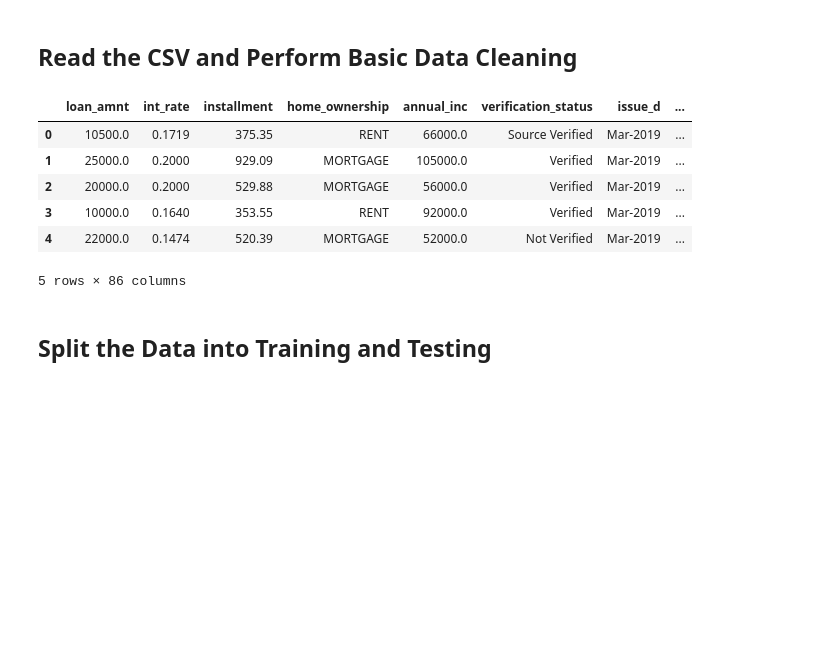
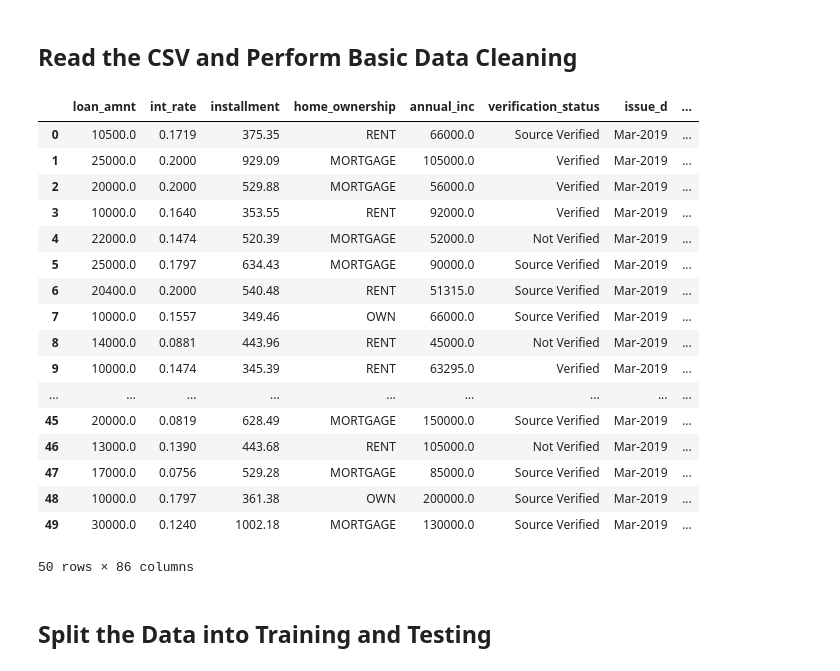
Before and after one commit to Vielufs/Risky_Business, a Jupyter notebook: credit_risk_ensemble.ipynb, the cells around one changed output. Drawn from its saved outputs; the diff is of its cells as text; code cells hidden in the pictures; blank space fills up the shorter version.

```diff
--- a/credit_risk_ensemble.ipynb
+++ b/credit_risk_ensemble.ipynb
@@ -19,18 +19,29 @@ from imblearn.metrics import classification_report_imbalanced
 # %%
 # Load the data
 file_path = Path('Resources/LoanStats_2019Q1.csv')
 df = pd.read_csv(file_path)
 
 # Preview the data
-df.head()
+df.head(50)
 # %% [output]
 |  | loan_amnt | int_rate | installment | home_ownership | annual_inc | verification_status | issue_d | ... |
 | 0 | 10500.0 | 0.1719 | 375.35 | RENT | 66000.0 | Source Verified | Mar-2019 | ... |
 | 1 | 25000.0 | 0.2000 | 929.09 | MORTGAGE | 105000.0 | Verified | Mar-2019 | ... |
 | 2 | 20000.0 | 0.2000 | 529.88 | MORTGAGE | 56000.0 | Verified | Mar-2019 | ... |
 | 3 | 10000.0 | 0.1640 | 353.55 | RENT | 92000.0 | Verified | Mar-2019 | ... |
 | 4 | 22000.0 | 0.1474 | 520.39 | MORTGAGE | 52000.0 | Not Verified | Mar-2019 | ... |
+| 5 | 25000.0 | 0.1797 | 634.43 | MORTGAGE | 90000.0 | Source Verified | Mar-2019 | ... |
+| 6 | 20400.0 | 0.2000 | 540.48 | RENT | 51315.0 | Source Verified | Mar-2019 | ... |
+| 7 | 10000.0 | 0.1557 | 349.46 | OWN | 66000.0 | Source Verified | Mar-2019 | ... |
+| 8 | 14000.0 | 0.0881 | 443.96 | RENT | 45000.0 | Not Verified | Mar-2019 | ... |
+| 9 | 10000.0 | 0.1474 | 345.39 | RENT | 63295.0 | Verified | Mar-2019 | ... |
+| ... | ... | ... | ... | ... | ... | ... | ... | ... |
+| 45 | 20000.0 | 0.0819 | 628.49 | MORTGAGE | 150000.0 | Source Verified | Mar-2019 | ... |
+| 46 | 13000.0 | 0.1390 | 443.68 | RENT | 105000.0 | Not Verified | Mar-2019 | ... |
+| 47 | 17000.0 | 0.0756 | 529.28 | MORTGAGE | 85000.0 | Source Verified | Mar-2019 | ... |
+| 48 | 10000.0 | 0.1797 | 361.38 | OWN | 200000.0 | Source Verified | Mar-2019 | ... |
+| 49 | 30000.0 | 0.1240 | 1002.18 | MORTGAGE | 130000.0 | Source Verified | Mar-2019 | ... |
-5 rows × 86 columns
+50 rows × 86 columns
 # %% [markdown]
 ## Split the Data into Training and Testing
 # %%
```
Also changed, not shown: 1 other file.
